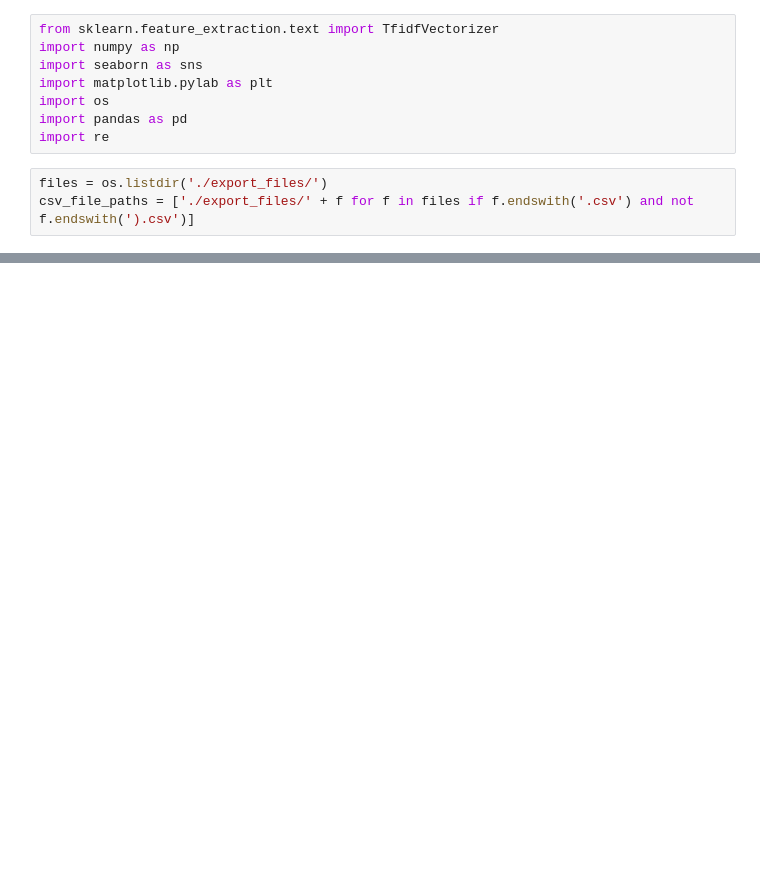
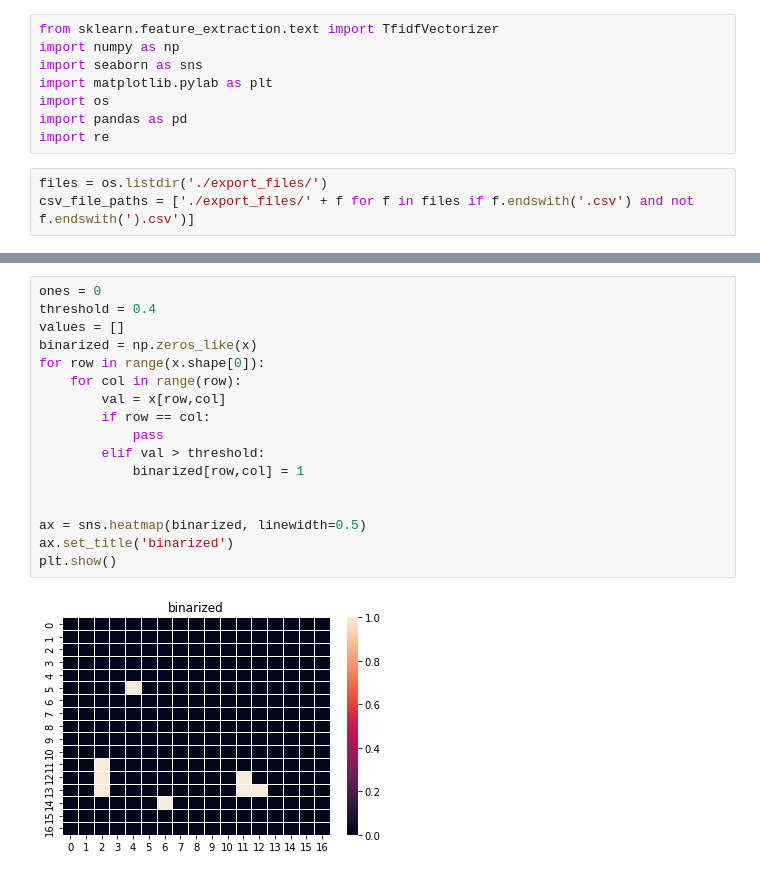
Before and after one commit to GASB-Developers/webscraping, a Jupyter notebook: similarity_analysis.ipynb, the cells around one changed output, grey strips where cells are left out. Cells and saved outputs as stored; diff of their text form; blank space fills up the shorter version.

```diff
--- a/similarity_analysis.ipynb
+++ b/similarity_analysis.ipynb
@@ -32,0 +52,19 @@ plot_similarity_in_file(file, 'title')
+# %%
+ones = 0
+threshold = 0.4
+values = []
+binarized = np.zeros_like(x)
+for row in range(x.shape[0]):
+    for col in range(row):
+        val = x[row,col]
+        if row == col:
+            pass
+        elif val > threshold:
+            binarized[row,col] = 1
+
+
+ax = sns.heatmap(binarized, linewidth=0.5)
+ax.set_title('binarized')
+plt.show()
+# %% [output]
+[figure, added]
```
Also changed, not shown: parts of 3 cells of this notebook.
